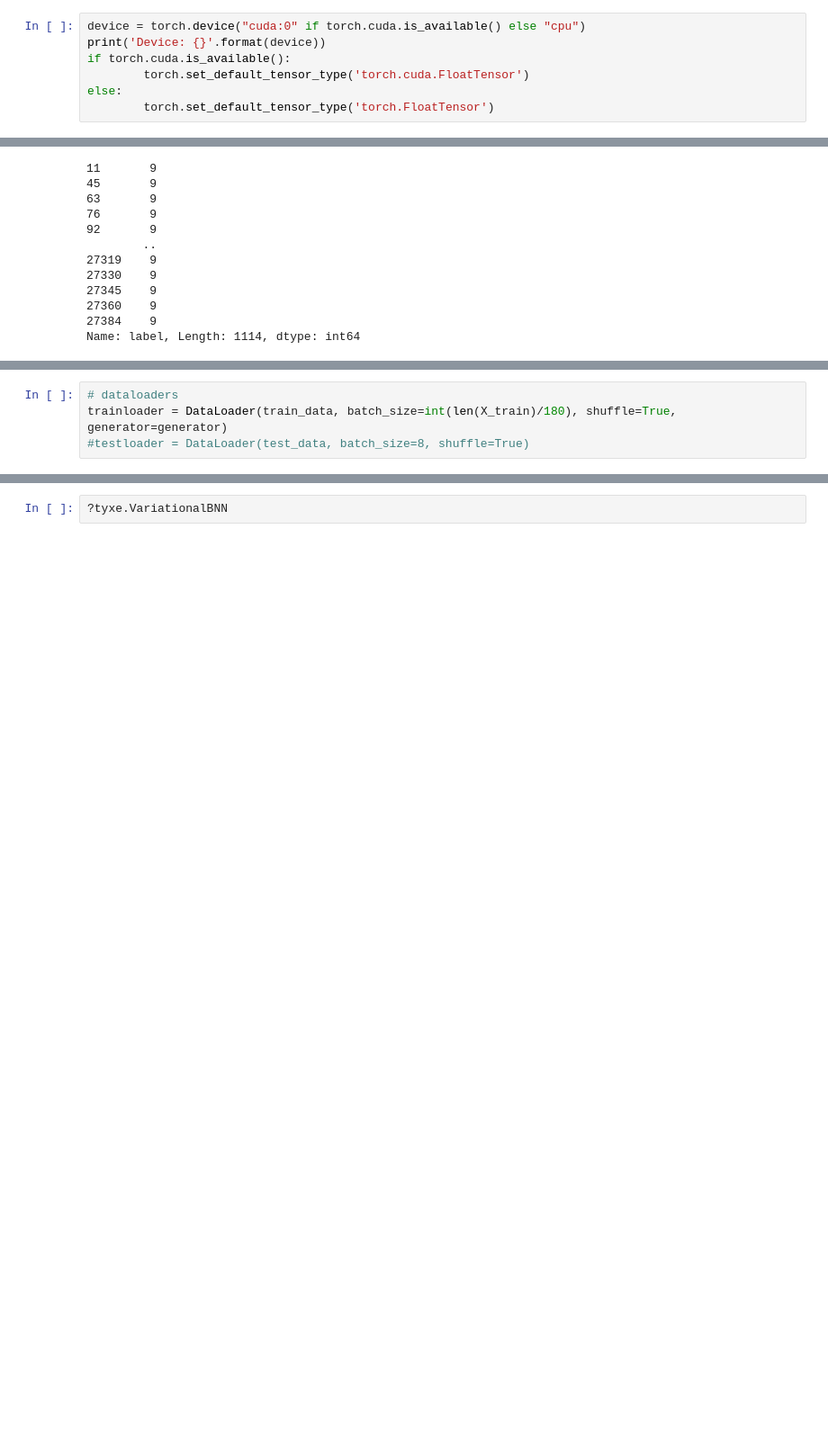
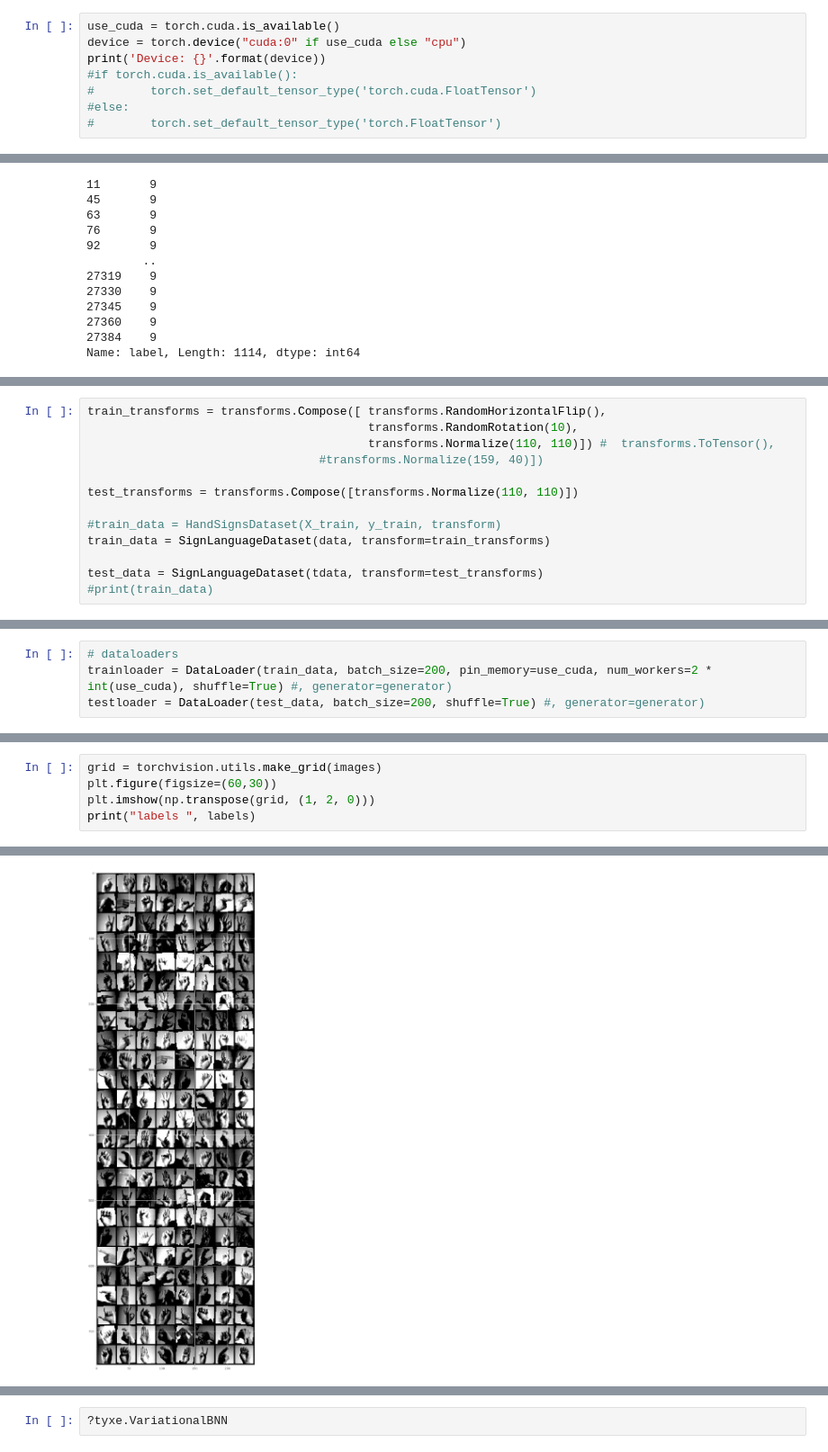
Before and after one commit to azadsadr/sign-language-detection, a Jupyter notebook: Untitled.ipynb, the cells around one changed output, grey strips where cells are left out. Shown: that part at 90% size. Cells and saved outputs as stored; diff of their text form; blank space fills up the shorter version.

```diff
--- a/Untitled.ipynb
+++ b/Untitled.ipynb
@@ -16,10 +21,11 @@ from pyro.infer import SVI
 # %%
-device = torch.device("cuda:0" if torch.cuda.is_available() else "cpu")
+use_cuda = torch.cuda.is_available()
+device = torch.device("cuda:0" if use_cuda else "cpu")
 print('Device: {}'.format(device))
-if torch.cuda.is_available():
-        torch.set_default_tensor_type('torch.cuda.FloatTensor')
-else:
-        torch.set_default_tensor_type('torch.FloatTensor')
+#if torch.cuda.is_available():
+#        torch.set_default_tensor_type('torch.cuda.FloatTensor')
+#else:
+#        torch.set_default_tensor_type('torch.FloatTensor')
 # %% [output]
 Device: cuda:0
 # %%
@@ -117 +122,14 @@ print(train_data)
+# %%
+train_transforms = transforms.Compose([ transforms.RandomHorizontalFlip(),
+                                        transforms.RandomRotation(10),
+                                        transforms.Normalize(110, 110)]) #  transforms.ToTensor(),
+                                 #transforms.Normalize(159, 40)])
+
+test_transforms = transforms.Compose([transforms.Normalize(110, 110)])
+
+#train_data = HandSignsDataset(X_train, y_train, transform)
+train_data = SignLanguageDataset(data, transform=train_transforms)
+
+test_data = SignLanguageDataset(tdata, transform=test_transforms)
+#print(train_data)
 # %%
@@ -119,5 +137,5 @@ generator = torch.Generator(device=device)
 # %%
 # dataloaders
-trainloader = DataLoader(train_data, batch_size=int(len(X_train)/180), shuffle=True, generator=generator)
-#testloader = DataLoader(test_data, batch_size=8, shuffle=True)
+trainloader = DataLoader(train_data, batch_size=200, pin_memory=use_cuda, num_workers=2 * int(use_cuda), shuffle=True) #, generator=generator)
+testloader = DataLoader(test_data, batch_size=200, shuffle=True) #, generator=generator)
 # %%
@@ -157,0 +180,6 @@ torch.Size([152])
+# %%
+grid = torchvision.utils.make_grid(images)
+plt.figure(figsize=(60,30))
+plt.imshow(np.transpose(grid, (1, 2, 0)))
+print("labels ", labels)
+# %% [output]
@@ -158 +199,2 @@ torch.Size([152])
+[figure, added]
 # %%
```
Also changed, not shown: parts of 41 cells of this notebook, 1 other file.
